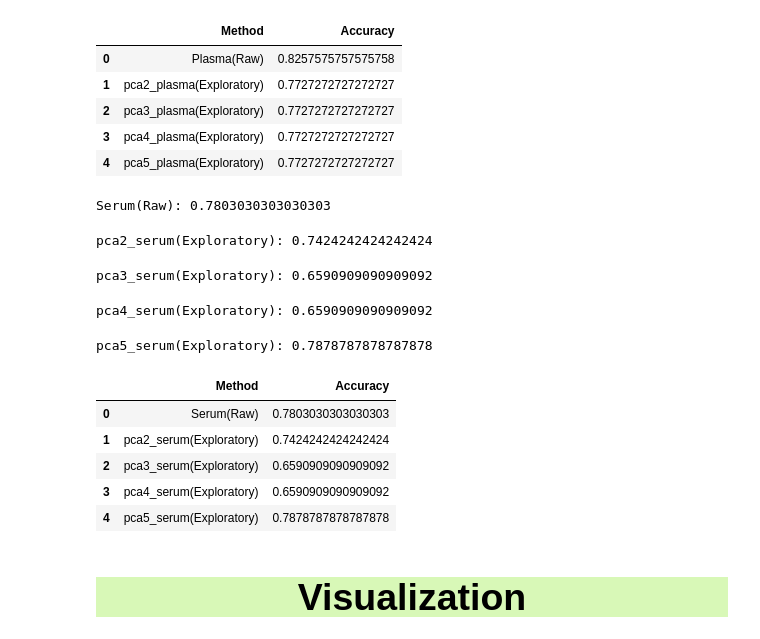
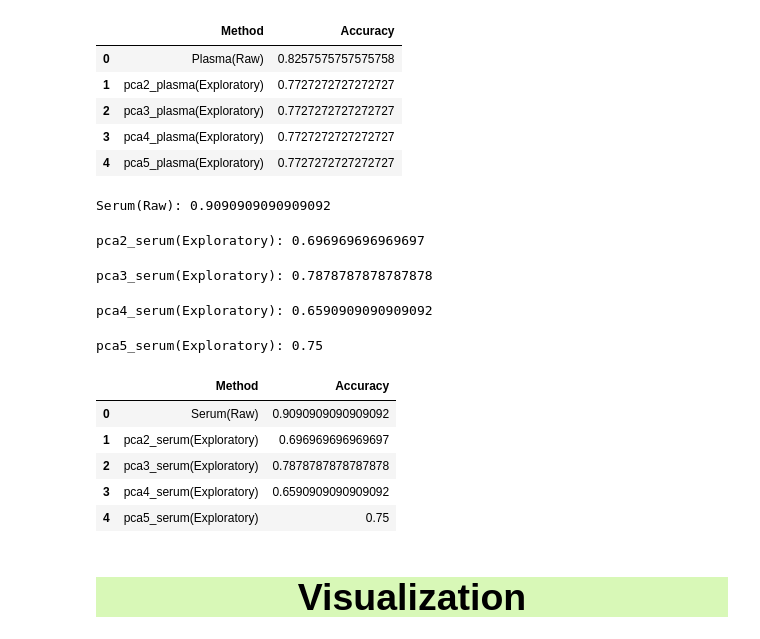
Before and after one commit to utshabkg/lung_cancer_biomarker, a Jupyter notebook: visualizations/curve/full_final.ipynb, the cells around one changed output. Drawn from its saved outputs; the diff is of its cells as text; code cells hidden in the pictures.

```diff
--- a/visualizations/curve/full_final.ipynb
+++ b/visualizations/curve/full_final.ipynb
@@ -35,7 +35,7 @@ from yellowbrick.model_selection import FeatureImportances
 [Download DATASETS from here](https://github.com/utshabkg/LungCancer_Biomarker/tree/main/dataset)
 # %%
 plasma = pd.read_csv('G:/Research/SM Sir/LungCancer_Biomarker/final and best approach/Approach 1/plasma(Specific Metabolics)_final.csv')
-serum = pd.read_csv('G:/Research/SM Sir/LungCancer_Biomarker/final and best approach/Approach 1/serum(Specific Metabolics)_final.csv')
+serum = pd.read_csv('G:/Research/SM Sir/LungCancer_Biomarker/final and best approach/Approach 1/serum(Specific Metabolics)_final2.csv')
 plasma.head()
 plasma = plasma.drop('Unnamed: 0', axis=1)
 serum = serum.drop('Unnamed: 0', axis=1)
@@ -115,7 +115,7 @@ accuracy = []
 for k in [0, 2, 3, 4, 5]:
 
     if k==0:
-        name = ['Plasma(Raw)',  'Plasma(Exploratory)',]
+        name = ['Plasma(Raw)']
         dfs = [plasma]
 
     else:
@@ -177,11 +177,12 @@ pca5_plasma(Exploratory): 0.8181818181818181
 | 3 | pca4_plasma(Exploratory) | 0.8181818181818181 |
 | 4 | pca5_plasma(Exploratory) | 0.8181818181818181 |
 # %%
+full_result = []
 accuracy = []
 for k in [0, 2, 3, 4, 5]:
 
     if k==0:
-        name = ['Serum(Raw)', 'Serum(Exploratory)']
+        name = ['Serum(Raw)']
         dfs = [serum]
 
     else:
@@ -224,12 +225,14 @@ for k in [0, 2, 3, 4, 5]:
 
         acc = []
         for i in range(1):
-           acc.append(result[i].loc['RandomForestClassifier']['Balanced Accuracy'])
+            acc.append(result[i].loc['XGBClassifier']['Balanced Accuracy'])
 #                     print(result[i].index[j], result[i].iloc[j]['Balanced Accuracy'])
 
         print(f'\n{name[idx]}: {sum(acc)/len(acc)}')
         accuracy.append([f'{name[idx]}', f'{sum(acc)/len(acc)}'])
 
+        full_result.append(result)
+
 accuracy_df2 = pd.DataFrame(accuracy, columns=['Method', 'Accuracy'])
 accuracy_df2
 # %% [output]
@@ -367,7 +370,7 @@ accuracy = []
 for k in [0, 2, 3, 4, 5]:
 
     if k==0:
-        name = ['Plasma(Raw)', 'Plasma(Exploratory)']
+        name = ['Plasma(Raw)']
         dfs = [plasma[imp28]]
 
     else:
@@ -435,7 +438,7 @@ accuracy = []
 for k in [0, 2, 3, 4, 5]:
 
     if k==0:
-        name = ['Serum(Raw)', 'Serum(Exploratory)']
+        name = ['Serum(Raw)']
         dfs = [serum[imp13]]
 
     else:
@@ -459,43 +462,43 @@ for k in [0, 2, 3, 4, 5]:
         for train_index, test_index in rs.split(X):
             clf = LazyClassifier(verbose=0, ignore_warnings=True, custom_metric=matthews_corrcoef, predictions=True)
             X_train, X_test = X.iloc[train_index], X.iloc[test_index]
             y_train, y_test = y.iloc[train_index], y.iloc[test_index]
 
             scaler = RobustScaler()
 
             cols = X_train.columns
             X_train = scaler.fit_transform(X_train)
             X_test = scaler.transform(X_test)
 
             X_train = pd.DataFrame(X_train, columns=[cols])
             X_test = pd.DataFrame(X_test, columns=[cols])
 
             models, predictions = clf.fit(X_train, X_test, y_train, y_test)
             result.append(models)
         #     print(result)
 
         acc = []
         for i in range(1):
-            acc.append(result[i].loc['RandomForestClassifier']['Balanced Accuracy'])
+            acc.append(result[i].loc['XGBClassifier']['Balanced Accuracy'])
 #                     print(result[i].index[j], result[i].iloc[j]['Balanced Accuracy'])
 
         print(f'\n{name[idx]}: {sum(acc)/len(acc)}')
         accuracy.append([f'{name[idx]}', f'{sum(acc)/len(acc)}'])
 
 accuracy_df2 = pd.DataFrame(accuracy, columns=['Method', 'Accuracy'])
 accuracy_df2
 # %% [output]
-Serum(Raw): 0.7803030303030303
+Serum(Raw): 0.9090909090909092
-pca2_serum(Exploratory): 0.7424242424242424
+pca2_serum(Exploratory): 0.696969696969697
-pca3_serum(Exploratory): 0.6590909090909092
+pca3_serum(Exploratory): 0.7878787878787878
 pca4_serum(Exploratory): 0.6590909090909092
-pca5_serum(Exploratory): 0.7878787878787878
+pca5_serum(Exploratory): 0.75
 |  | Method | Accuracy |
-| 0 | Serum(Raw) | 0.7803030303030303 |
-| 1 | pca2_serum(Exploratory) | 0.7424242424242424 |
-| 2 | pca3_serum(Exploratory) | 0.6590909090909092 |
+| 0 | Serum(Raw) | 0.9090909090909092 |
+| 1 | pca2_serum(Exploratory) | 0.696969696969697 |
+| 2 | pca3_serum(Exploratory) | 0.7878787878787878 |
 | 3 | pca4_serum(Exploratory) | 0.6590909090909092 |
-| 4 | pca5_serum(Exploratory) | 0.7878787878787878 |
+| 4 | pca5_serum(Exploratory) | 0.75 |
 # %%
 accuracy_df1.to_csv('G:/Research/SM Sir/LungCancer_Biomarker/visualizations/curve/prev_plasma.csv', index=False)
 accuracy_df2.to_csv('G:/Research/SM Sir/LungCancer_Biomarker/visualizations/curve/prev_serum.csv', index=False)
```
Also changed, not shown: parts of 7 cells of this notebook, 8 other files.
